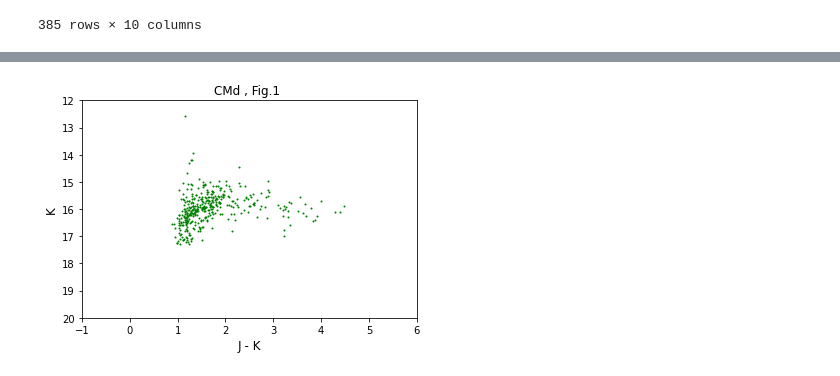
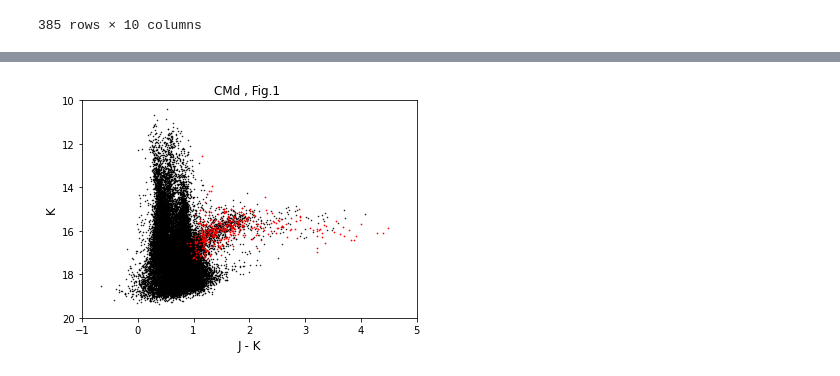
Before and after one commit to Mahdi-Abdollahii/NGC_6822, a Jupyter notebook: NGC6822_visualization.ipynb, the cells around one changed output, grey strips where cells are left out. Drawn from its saved outputs; the diff is of its cells as text; code cells hidden in the pictures.

```diff
--- a/NGC6822_visualization.ipynb
+++ b/NGC6822_visualization.ipynb
@@ -40,3 +40,6 @@ df
 # %%
 X = df['J'] -  df['Ks']
 Y = df['Ks']
+# %%
+df_ukirt = pd.read_csv('/content/NGC_6822/Data/UKIRT_file.csv')
+df_ukirt
@@ -43,12 +60,13 @@ Y = df['Ks']
 # %%
-plt.plot(X, Y, 'g.' , markersize = 2)
+plt.scatter(df_ukirt['JmagUKIRT(mag)'] - df_ukirt['KmagUKIRT(mag)'], df_ukirt['KmagUKIRT(mag)'], color = 'black', marker = '.', s = 1)
+plt.scatter(X, Y, color = 'red', marker = '.' , s = 2)
 plt.title("CMd , Fig.1 " ,fontsize = 12 )
-plt.xlim(-1,6)
-plt.ylim(12,20)
+plt.xlim(-1,5)
+plt.ylim(10,20)
 plt.ylabel('K' , fontsize = 12 )
 plt.xlabel('J - K', fontsize = 12 )
 plt.gca().invert_yaxis()
 plt.show()
 #plt.savefig('HRD_Fig_1' , dpi=300)
 # %% [output]
-[figure, old version]
+[figure, new version]
```
Also changed, not shown: parts of 3 cells of this notebook.
